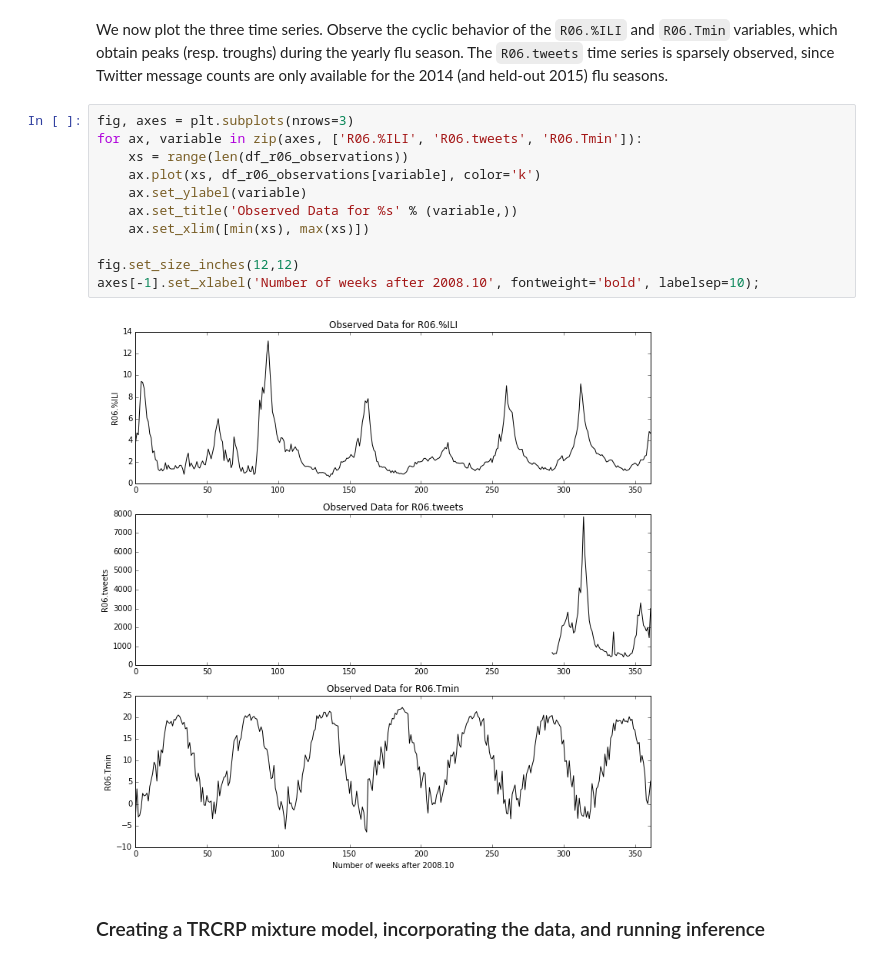
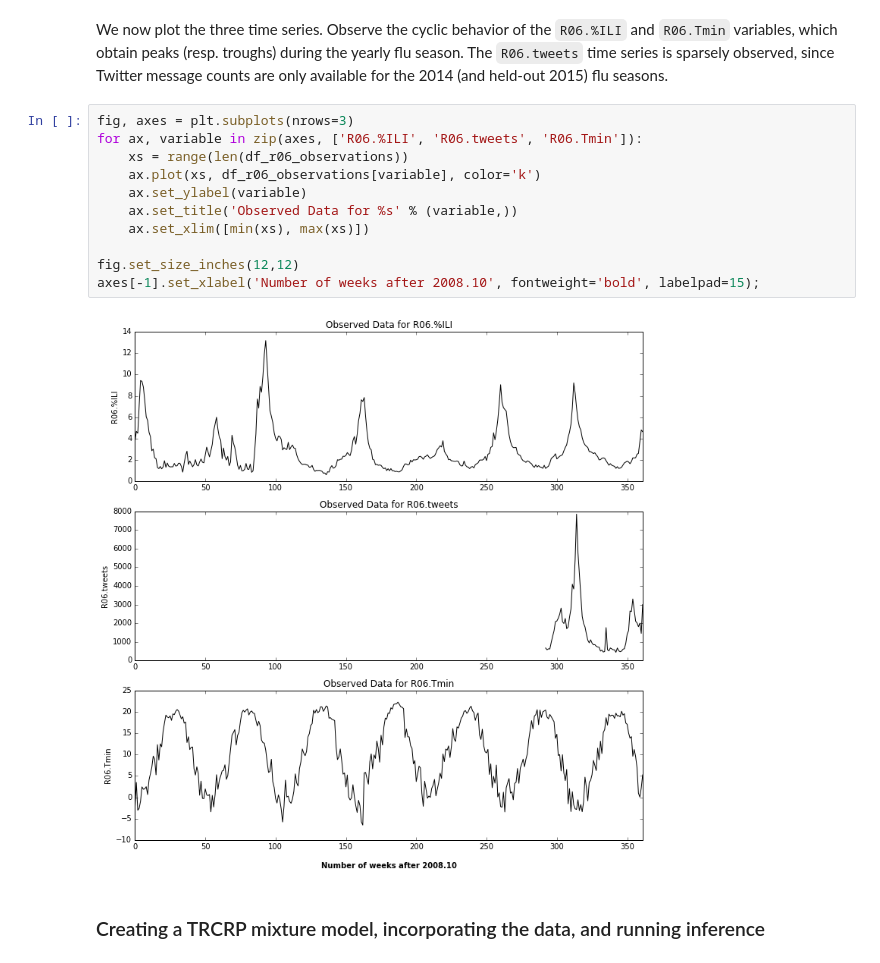
Before and after one commit to probcomp/trcrpm, a Jupyter notebook: tutorials/flu-forecasting.ipynb, the cells around one changed output. Drawn from its saved outputs; the diff is of its cells as text.

```diff
--- a/tutorials/flu-forecasting.ipynb
+++ b/tutorials/flu-forecasting.ipynb
@@ -72,16 +72,16 @@ We now plot the three time series. Observe the cyclic behavior of the `R06.%ILI`
 # %%
 fig, axes = plt.subplots(nrows=3)
 for ax, variable in zip(axes, ['R06.%ILI', 'R06.tweets', 'R06.Tmin']):
     xs = range(len(df_r06_observations))
     ax.plot(xs, df_r06_observations[variable], color='k')
     ax.set_ylabel(variable)
     ax.set_title('Observed Data for %s' % (variable,))
     ax.set_xlim([min(xs), max(xs)])
 
 fig.set_size_inches(12,12)
-axes[-1].set_xlabel('Number of weeks after 2008.10', fontweight='bold', labelsep=10);
+axes[-1].set_xlabel('Number of weeks after 2008.10', fontweight='bold', labelpad=15);
 # %% [output]
-[figure, old version]
+[figure, new version]
 # %% [markdown]
 ### Creating a TRCRP mixture model, incorporating the data, and running inference
 # %% [markdown]
```
Also changed, not shown: parts of 6 cells of this notebook.
